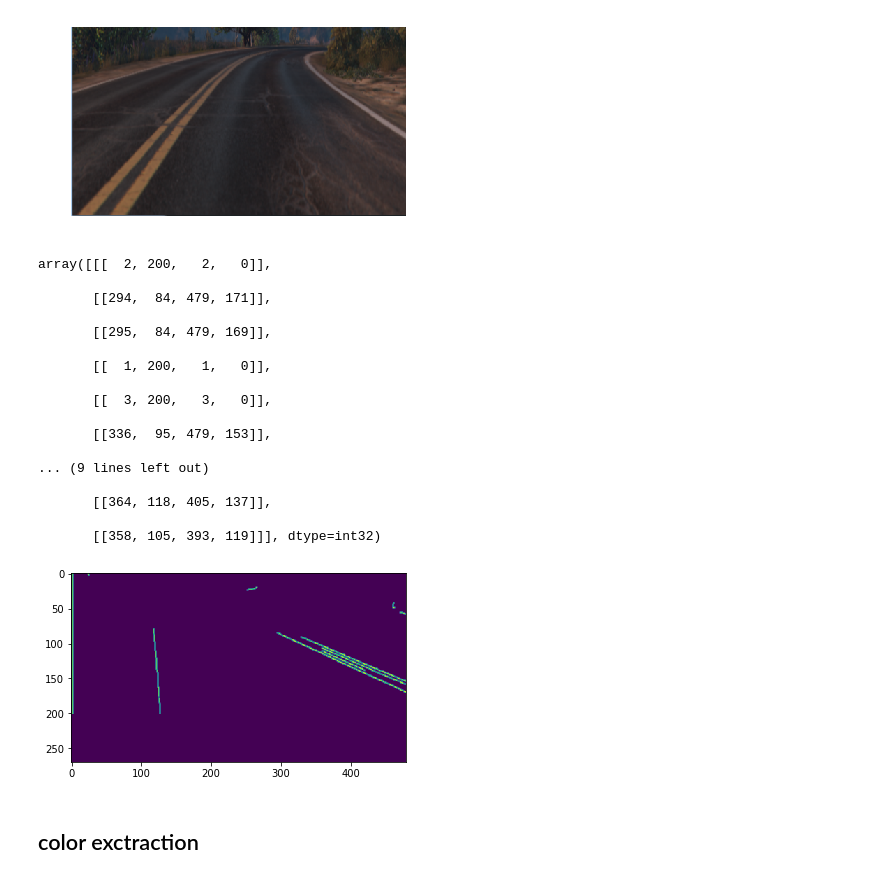
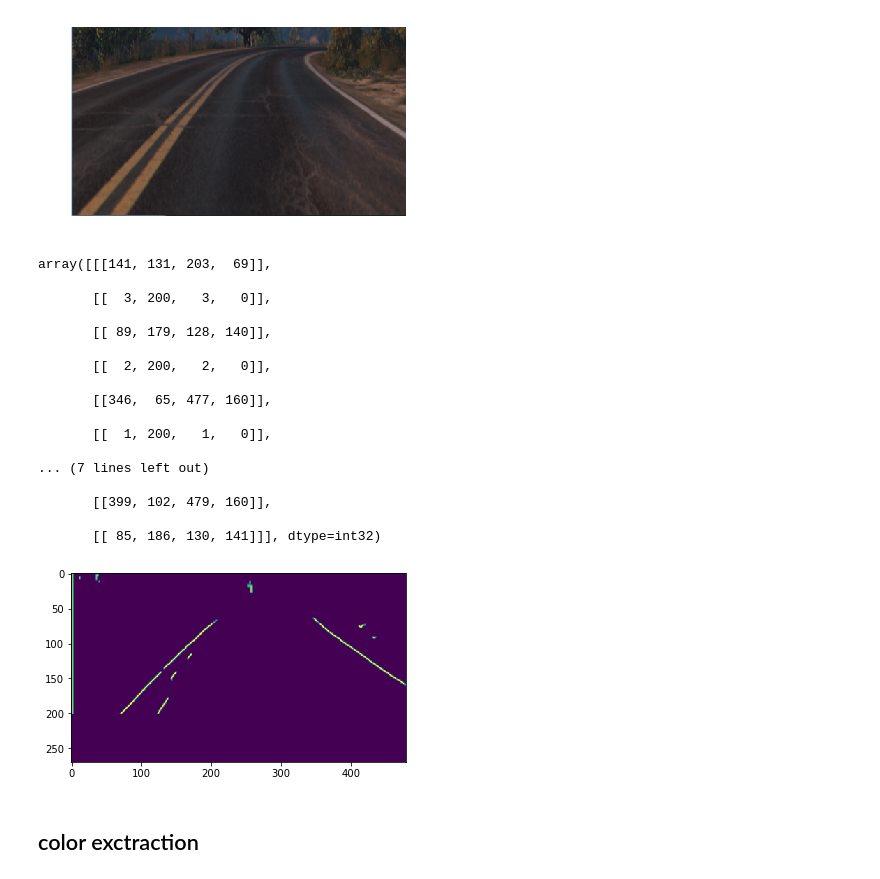
Before and after one commit to xiaoli-chen/GTA5, a Jupyter notebook: lane extraction.ipynb, the cells around one changed output. Cells and saved outputs as stored; diff of their text form; code cells hidden in the pictures.

```diff
--- a/lane extraction.ipynb
+++ b/lane extraction.ipynb
@@ -85,34 +85,34 @@ def draw_lines(img,lines):
         coords = line[0]
         cv2.line(img, (coords[0], coords[1]), (coords[2], coords[3]), [255,255,255], 3)
 # %%
-img, action = get_saved_data(10)
+img, action = get_saved_data(120)
 processed_img = cv2.Canny(img, threshold1=200, threshold2=300)
 #processed_img = cv2.Canny(gray_img, threshold1=200, threshold2=300)
 processed_img = cv2.GaussianBlur(processed_img, (3,3), 0 )
 vertices = np.array([[0,200],[0,0],[800,0],[800,200]], np.int32)
 processed_img = roi(processed_img, [vertices])
 lines = cv2.HoughLinesP(processed_img, 1, np.pi/180, 120, 20, 35)
 plt.imshow(processed_img)
 lines
 # %% [output]
-array([[[  2, 200,   2,   0]],
+array([[[141, 131, 203,  69]],
 
-       [[294,  84, 479, 171]],
+       [[  3, 200,   3,   0]],
 
-       [[295,  84, 479, 169]],
+       [[ 89, 179, 128, 140]],
+
+       [[  2, 200,   2,   0]],
+
+       [[346,  65, 477, 160]],
 
        [[  1, 200,   1,   0]],
 
-       [[  3, 200,   3,   0]],
+... (7 lines left out)
 
-       [[336,  95, 479, 153]],
+       [[399, 102, 479, 160]],
 
-... (9 lines left out)
-
-       [[364, 118, 405, 137]],
-
-       [[358, 105, 393, 119]]], dtype=int32)
+       [[ 85, 186, 130, 141]]], dtype=int32)
-[figure, old version]
+[figure, new version]
 # %% [markdown]
 ## color exctraction
 # %%
```
Also changed, not shown: parts of 7 cells of this notebook.
